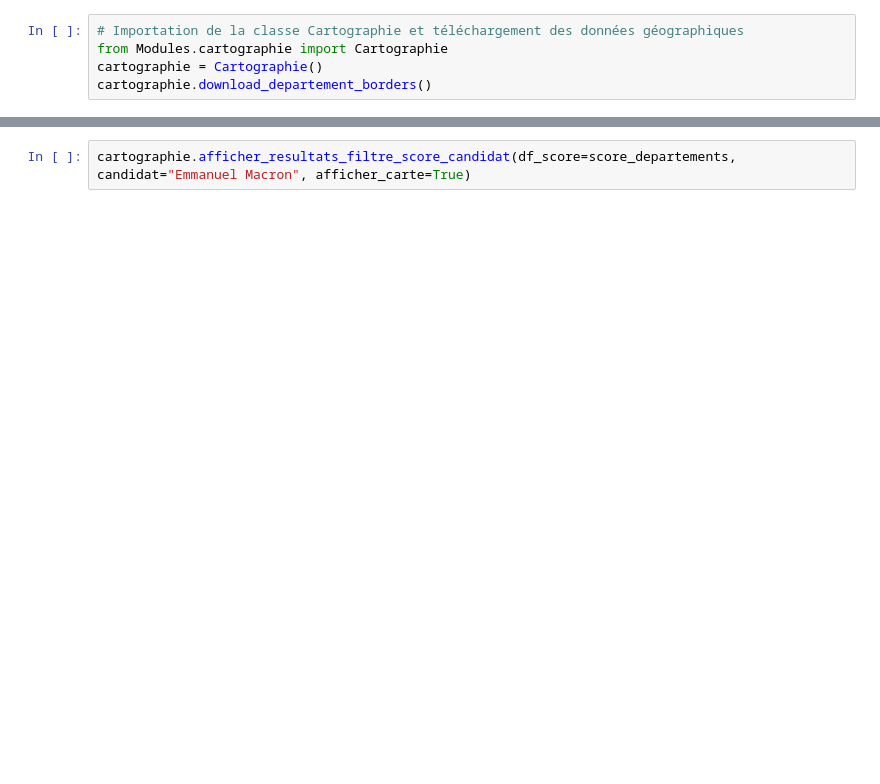
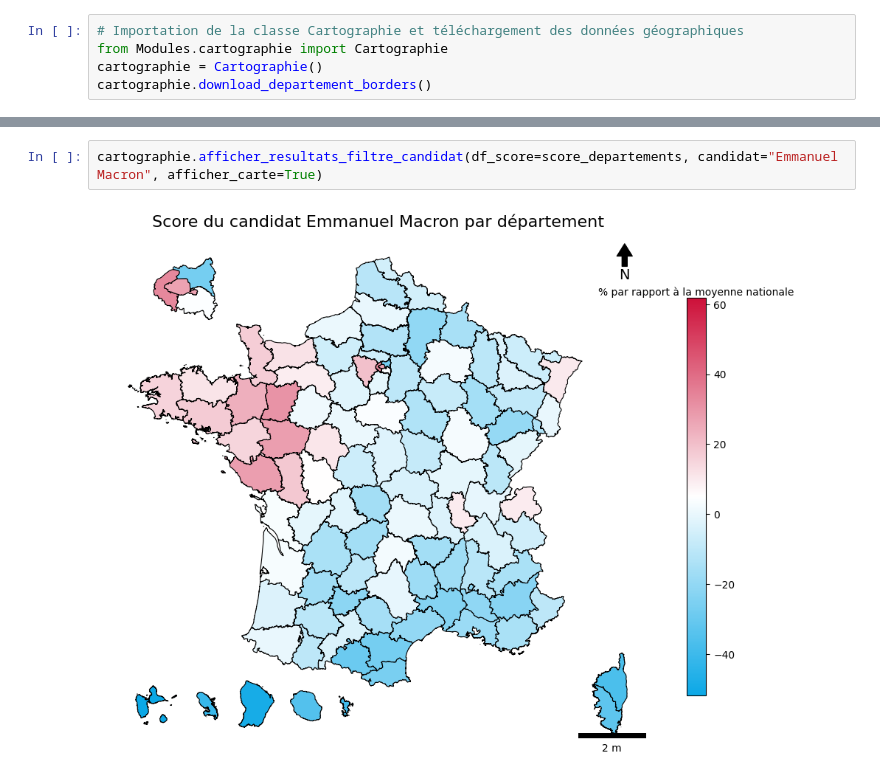
Before and after one commit to djamal2905/evaluation_intermediaire_python_4_data_science_groupe_2c, a Jupyter notebook: reponse.ipynb, the cells around one changed output, grey strips where cells are left out. Saved outputs shown, nothing was run; the diff lists cells and outputs as text; blank space fills up the shorter version.

```diff
--- a/reponse.ipynb
+++ b/reponse.ipynb
@@ -187,3 +367,5 @@ cartographie.afficher_resultats_filtre_score_candidat(df_score=score_departement
 # %%
-cartographie.afficher_resultats_filtre_score_candidat(df_score=score_departements, candidat="Emmanuel Macron", afficher_carte=True)
+cartographie.afficher_resultats_filtre_candidat(df_score=score_departements, candidat="Emmanuel Macron", afficher_carte=True)
+# %% [output]
+[figure, added]
 # %%
```
Also changed, not shown: parts of 17 cells of this notebook, 2 other files.
